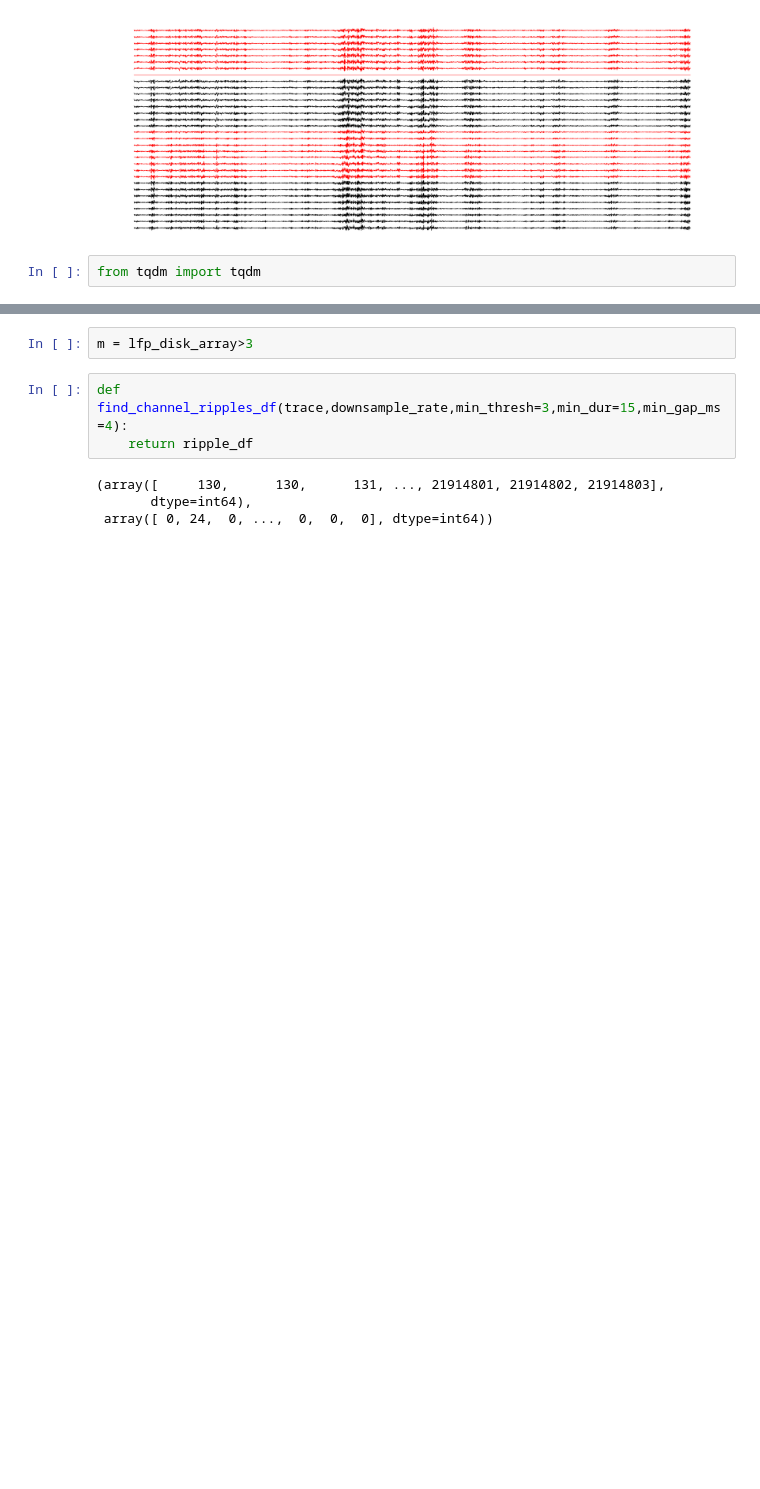
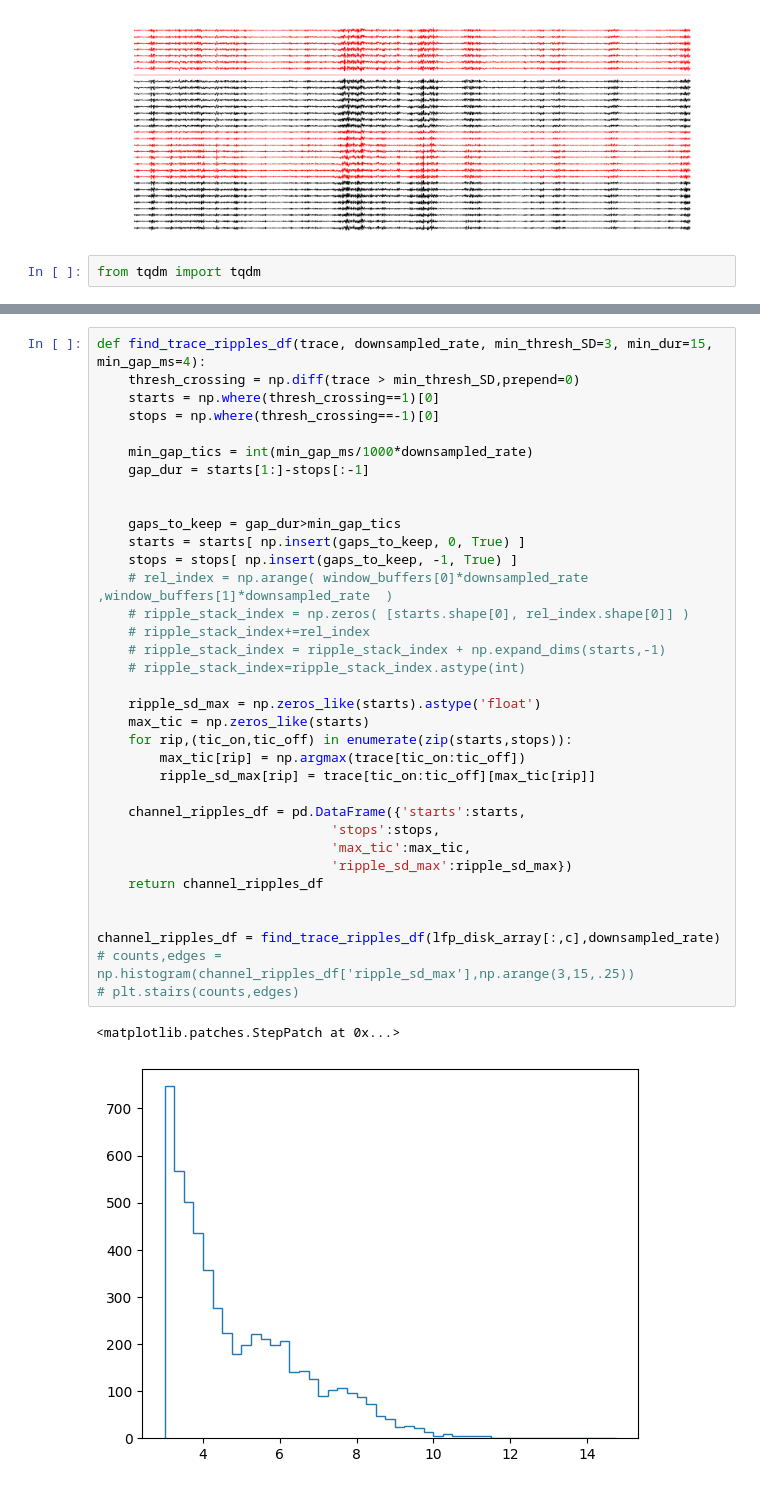
Before and after one commit to dtabuena/Workshop, a Jupyter notebook: Py_trodes/PyTrodes_Pipeline_.ipynb, the cells around one changed output, grey strips where cells are left out. Saved outputs shown, nothing was run; the diff lists cells and outputs as text; blank space fills up the shorter version.

```diff
--- a/Py_trodes/PyTrodes_Pipeline_.ipynb
+++ b/Py_trodes/PyTrodes_Pipeline_.ipynb
@@ -194,9 +189,38 @@ plot_sample_wave(lfp_disk_array,downsampled_rate,times=[0,10])
-# %%
-m = lfp_disk_array>3
-# %%
-def find_channel_ripples_df(trace,downsample_rate,min_thresh=3,min_dur=15,min_gap_ms=4):
-    return ripple_df
-# %% [output]
-(array([     130,      130,      131, ..., 21914801, 21914802, 21914803],
-       dtype=int64),
- array([ 0, 24,  0, ...,  0,  0,  0], dtype=int64))
+# %%
+def find_trace_ripples_df(trace, downsampled_rate, min_thresh_SD=3, min_dur=15, min_gap_ms=4):
+    thresh_crossing = np.diff(trace > min_thresh_SD,prepend=0)
+    starts = np.where(thresh_crossing==1)[0]
+    stops = np.where(thresh_crossing==-1)[0]
+
+    min_gap_tics = int(min_gap_ms/1000*downsampled_rate)
+    gap_dur = starts[1:]-stops[:-1]
+
+
+    gaps_to_keep = gap_dur>min_gap_tics
+    starts = starts[ np.insert(gaps_to_keep, 0, True) ]
+    stops = stops[ np.insert(gaps_to_keep, -1, True) ]
+    # rel_index = np.arange( window_buffers[0]*downsampled_rate ,window_buffers[1]*downsampled_rate  )
+    # ripple_stack_index = np.zeros( [starts.shape[0], rel_index.shape[0]] )
+    # ripple_stack_index+=rel_index
+    # ripple_stack_index = ripple_stack_index + np.expand_dims(starts,-1)
+    # ripple_stack_index=ripple_stack_index.astype(int)
+
+    ripple_sd_max = np.zeros_like(starts).astype('float')
+    max_tic = np.zeros_like(starts)
+    for rip,(tic_on,tic_off) in enumerate(zip(starts,stops)):
+        max_tic[rip] = np.argmax(trace[tic_on:tic_off])
+        ripple_sd_max[rip] = trace[tic_on:tic_off][max_tic[rip]]
+
+    channel_ripples_df = pd.DataFrame({'starts':starts,
+                              'stops':stops,
+                              'max_tic':max_tic,
+                              'ripple_sd_max':ripple_sd_max})
+    return channel_ripples_df
+
+
+channel_ripples_df = find_trace_ripples_df(lfp_disk_array[:,c],downsampled_rate)
+# counts,edges = np.histogram(channel_ripples_df['ripple_sd_max'],np.arange(3,15,.25))
+# plt.stairs(counts,edges)
+# %% [output]
+<matplotlib.patches.StepPatch at 0x...>
+[figure, added]
```
Also changed, not shown: parts of 16 cells of this notebook.
